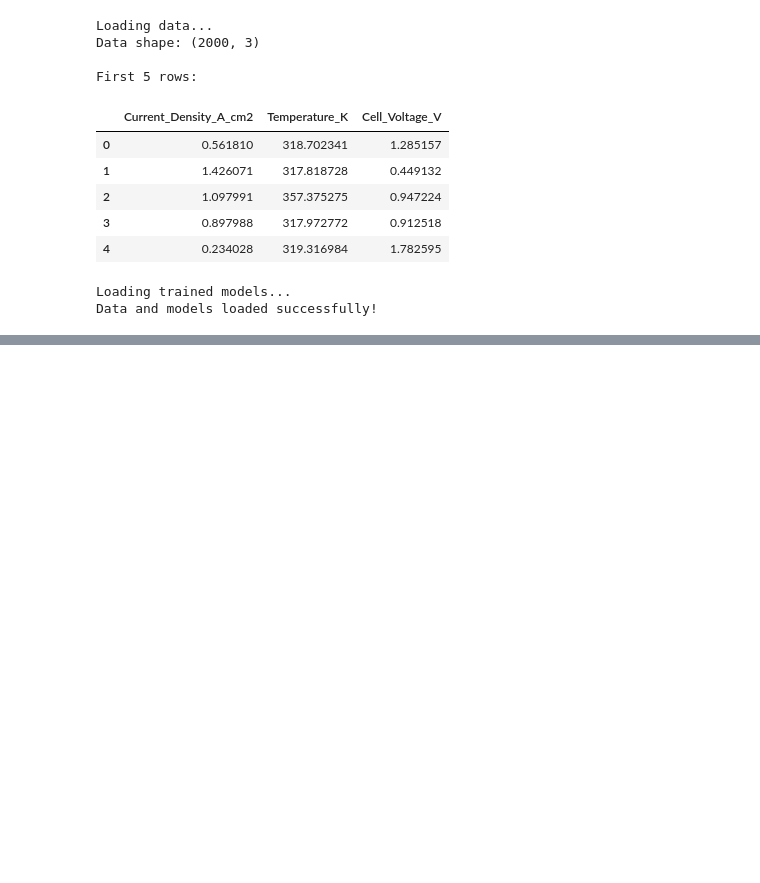
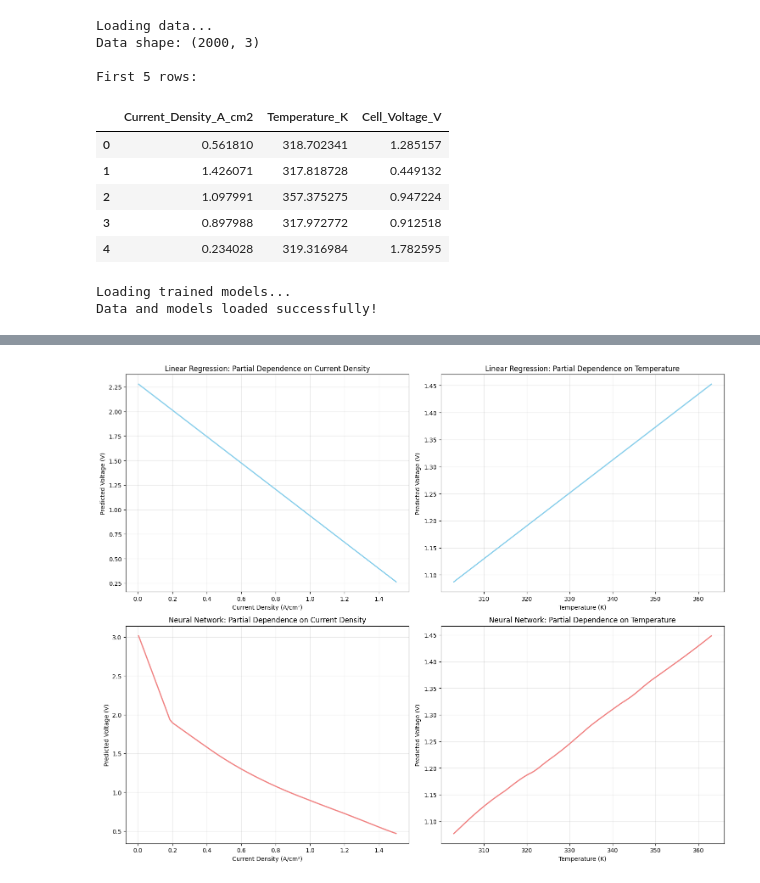
Before and after one commit to surak-alf/Fuel_Cell_prediction, a Jupyter notebook: notebooks/deep_analysis.ipynb, the cells around one changed output, grey strips where cells are left out. Drawn from its saved outputs; the diff is of its cells as text; code cells hidden in the pictures; blank space fills up the shorter version.

```diff
--- a/notebooks/deep_analysis.ipynb
+++ b/notebooks/deep_analysis.ipynb
@@ -65,0 +213,84 @@ Data and models loaded successfully!
+# %%
+# 3.1 Feature Importance Analysis
+# For linear regression
+lr_coefficients = pd.DataFrame({
+    'Feature': X.columns,
+    'Coefficient': lr_model.coef_,
+    'Absolute_Coefficient': np.abs(lr_model.coef_)
+}).sort_values('Absolute_Coefficient', ascending=False)
+
+print("Linear Regression Feature Importance:")
+display(lr_coefficients)
+
+# 3.2 Partial Dependence Plots
+fig, axes = plt.subplots(2, 2, figsize=(15, 12))
+
+# Generate grid for partial dependence analysis
+current_density_grid = np.linspace(X['Current_Density_A_cm2'].min(), X['Current_Density_A_cm2'].max(), 100)
+temperature_grid = np.linspace(X['Temperature_K'].min(), X['Temperature_K'].max(), 100)
+
+# Partial dependence for current density (Linear Regression)
+lr_pd_current = []
+for cd in current_density_grid:
+    temp_df = pd.DataFrame({
+        'Current_Density_A_cm2': [cd] * len(temperature_grid),
+        'Temperature_K': temperature_grid
+    })
+    lr_pd_current.append(lr_model.predict(temp_df).mean())
+
+axes[0, 0].plot(current_density_grid, lr_pd_current, color='skyblue', linewidth=2)
+axes[0, 0].set_xlabel('Current Density (A/cm²)')
+axes[0, 0].set_ylabel('Predicted Voltage (V)')
+axes[0, 0].set_title('Linear Regression: Partial Dependence on Current Density')
+axes[0, 0].grid(True, alpha=0.3)
+
+# Partial dependence for temperature (Linear Regression)
+lr_pd_temp = []
+for temp in temperature_grid:
+    temp_df = pd.DataFrame({
+        'Current_Density_A_cm2': current_density_grid,
+        'Temperature_K': [temp] * len(current_density_grid)
+    })
+    lr_pd_temp.append(lr_model.predict(temp_df).mean())
+
+axes[0, 1].plot(temperature_grid, lr_pd_temp, color='skyblue', linewidth=2)
+axes[0, 1].set_xlabel('Temperature (K)')
+axes[0, 1].set_ylabel('Predicted Voltage (V)')
+axes[0, 1].set_title('Linear Regression: Partial Dependence on Temperature')
+axes[0, 1].grid(True, alpha=0.3)
+
+# Partial dependence for current density (Neural Network)
+nn_pd_current = []
+for cd in current_density_grid:
+    temp_df = pd.DataFrame({
+        'Current_Density_A_cm2': [cd] * len(temperature_grid),
+        'Temperature_K': temperature_grid
+    })
+    temp_scaled = scaler.transform(temp_df)
+    nn_pd_current.append(nn_model.predict(temp_scaled).mean())
+
+axes[1, 0].plot(current_density_grid, nn_pd_current, color='lightcoral', linewidth=2)
+axes[1, 0].set_xlabel('Current Density (A/cm²)')
+axes[1, 0].set_ylabel('Predicted Voltage (V)')
+axes[1, 0].set_title('Neural Network: Partial Dependence on Current Density')
+axes[1, 0].grid(True, alpha=0.3)
+
+# Partial dependence for temperature (Neural Network)
+nn_pd_temp = []
+for temp in temperature_grid:
+    temp_df = pd.DataFrame({
+        'Current_Density_A_cm2': current_density_grid,
+        'Temperature_K': [temp] * len(current_density_grid)
+    })
+    temp_scaled = scaler.transform(temp_df)
+    nn_pd_temp.append(nn_model.predict(temp_scaled).mean())
+
+axes[1, 1].plot(temperature_grid, nn_pd_temp, color='lightcoral', linewidth=2)
+axes[1, 1].set_xlabel('Temperature (K)')
+axes[1, 1].set_ylabel('Predicted Voltage (V)')
+axes[1, 1].set_title('Neural Network: Partial Dependence on Temperature')
+axes[1, 1].grid(True, alpha=0.3)
+
+plt.tight_layout()
+plt.show()
+# %% [output]
@@ -65,0 +301 @@ Data and models loaded successfully!
+[figure, added]
```
Also changed, not shown: parts of 7 cells of this notebook.
